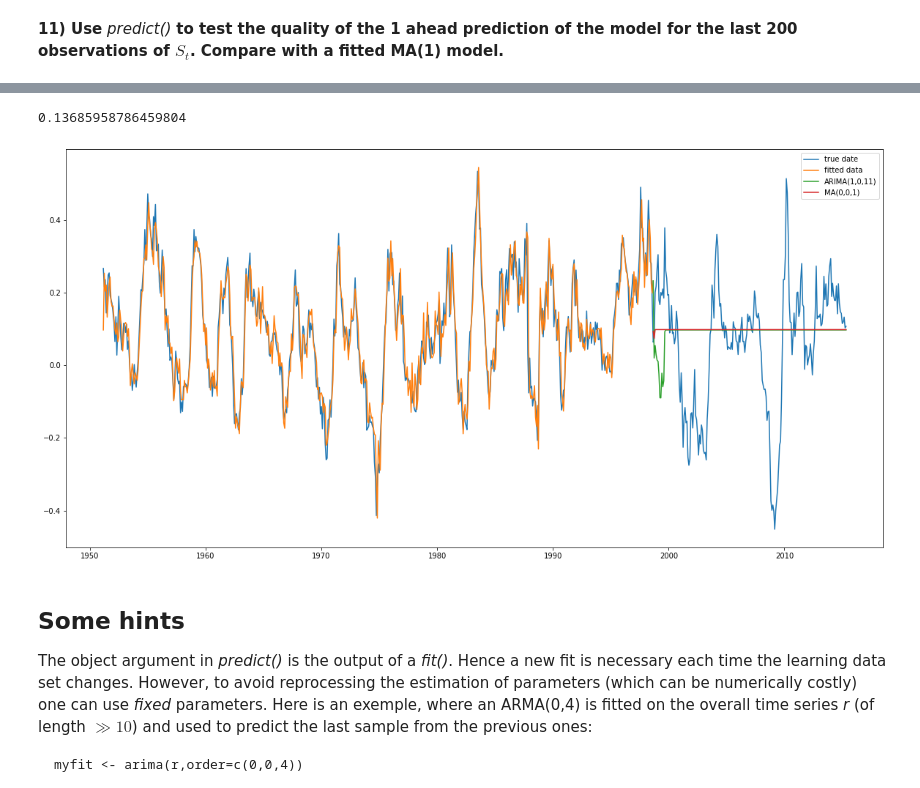
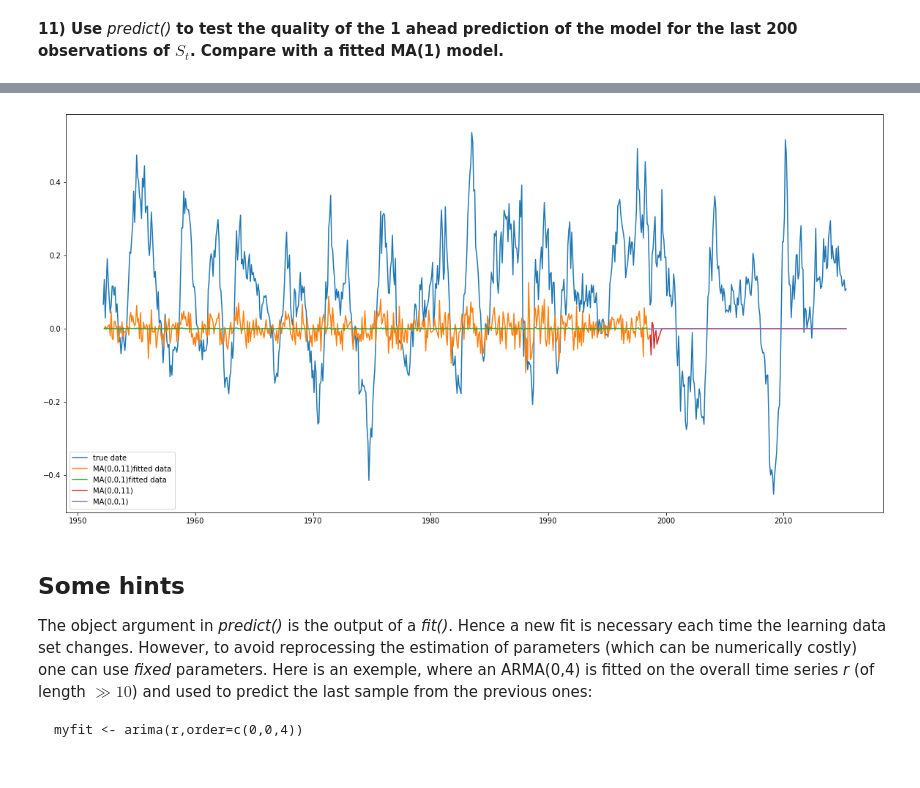
Before and after one commit to SushiFou/Time-Series---Financial-Data-, a Jupyter notebook: TP1_Time_Series_Kervella.ipynb, the cells around one changed output, grey strips where cells are left out. Saved outputs shown, nothing was run; the diff lists cells and outputs as text; code cells hidden in the pictures.

```diff
--- a/TP1_Time_Series_Kervella.ipynb
+++ b/TP1_Time_Series_Kervella.ipynb
@@ -647,2 +533,2 @@ model2 = ARIMA(df_2.annual_returns[:-200], order=(1, 0, 11))
 # %%
-model2_ma = ARIMA(df_2.annual_returns[:-200], order=(0, 0, 1))
+model2 = ARIMA(df_2.annual_returns[:-200], order=(0, 1, 1))
@@ -650,0 +535,3 @@ model2_ma_2 = ARIMA(df_2.annual_returns[:-200], order=(0,0,11))
+# %%
+res = model.fit()
+res.summary()
@@ -747,4 +591,4 @@ Roots
 # %%
-predictions = res2.predict(start=datetime(1998, 9, 1), end = datetime(2015, 5, 1))
+predictions = res.predict(start=datetime(1998, 9, 1), end = datetime(2015, 5, 1))
 # %%
-predictions_2 = res2_ma.predict(start=datetime(1998, 9, 1), end = datetime(2015, 5, 1))
+predictions_2 = res2.predict(start=datetime(1998, 9, 1), end = datetime(2015, 5, 1))
@@ -753,18 +595,14 @@ predictions_3 = res2_ma_2.predict(start=datetime(1998, 9, 1), end = datetime(201
-# %%
-print(mean_absolute_error(predictions, df_2.annual_returns[-201:]))
-# %% [output]
-0.13685958786459804
 # %%
 fig, ax = plt.subplots(figsize=(20, 10))
 ax.plot(df_2['annual_returns'], label = 'true date')
-ax.plot(res2.fittedvalues, label = 'fitted data')
-ax.plot(predictions, label = 'ARIMA(1,0,11)')
+ax.plot(res.fittedvalues, label = 'MA(0,0,11) fitted data')
+ax.plot(res2.fittedvalues, label = 'MA(0,0,1) fitted data')
+ax.plot(predictions, label = 'MA(0,0,11)')
 ax.plot(predictions_2, label = 'MA(0,0,1)')
-#ax.plot(predictions_3, label = 'MA(0,0,11) on all observations')
 ax.legend()
 fig.show()
 # %% [output]
-[figure, old version]
+[figure, new version]
 # %% [markdown]
 
 ## Some hints ##
```
Also changed, not shown: parts of 36 cells of this notebook.
